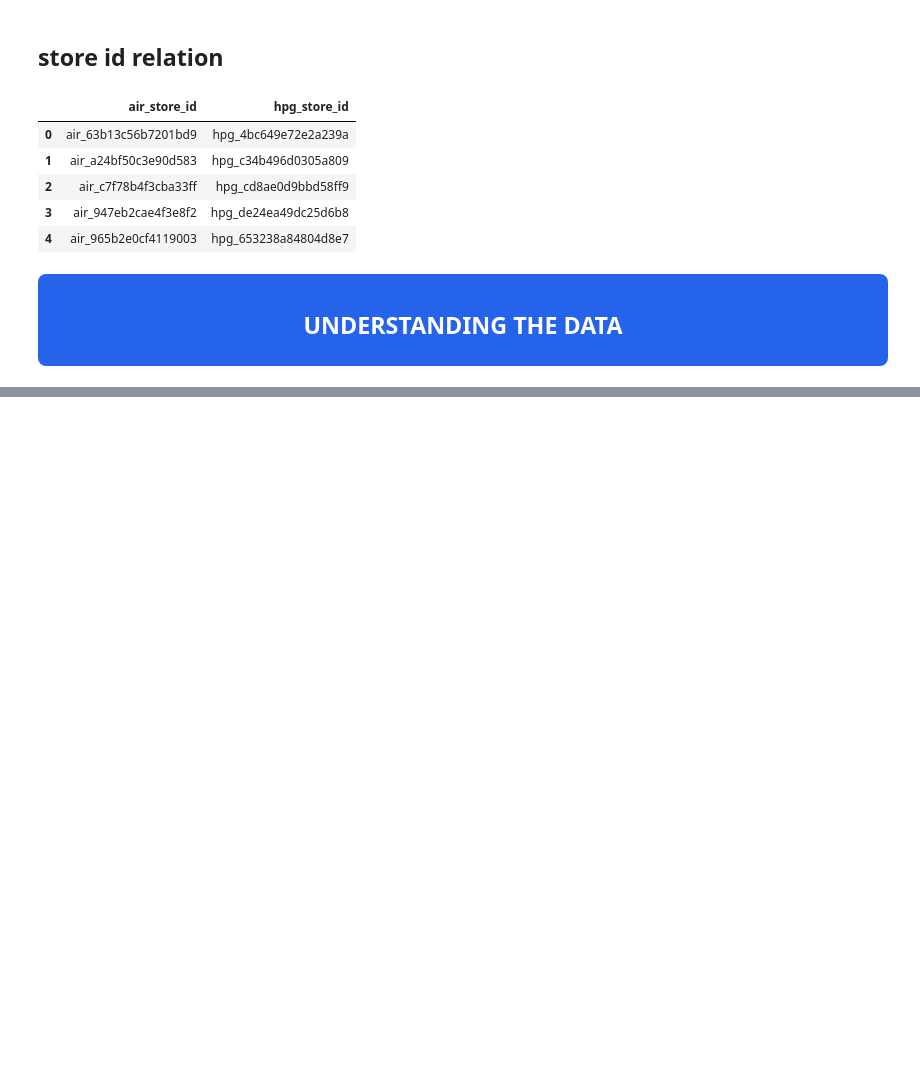
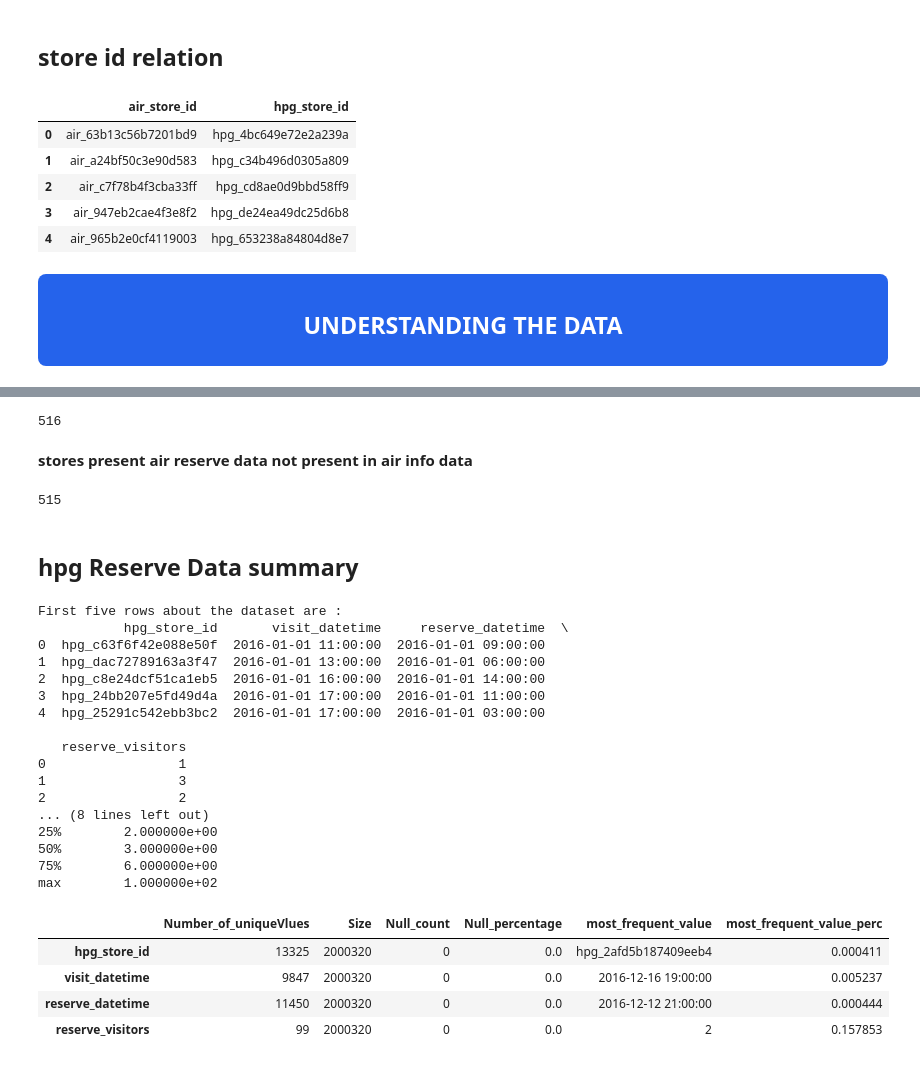
Before and after one commit to prasadPattuvamVeedu/Restaurent_visitor_forecating, a Jupyter notebook: resturent_visitor.ipynb, the cells around one changed output, grey strips where cells are left out. Cells and saved outputs as stored; diff of their text form; code cells hidden in the pictures; blank space fills up the shorter version.

```diff
--- a/resturent_visitor.ipynb
+++ b/resturent_visitor.ipynb
@@ -203,0 +514,6 @@ about_data(air_reserve_df)
+# %%
+span_res.days
+# %% [output]
+516
+# %% [markdown]
+__stores present air reserve data not present in air info data__
@@ -203,0 +522,32 @@ about_data(air_reserve_df)
+# %%
+len(stores_not_inAirReseve)
+# %% [output]
+515
+# %% [markdown]
+<h2>hpg Reserve Data summary</h2>
+# %%
+summary_hpg_reserve = pd.DataFrame(columns=["Number_of_uniqueVlues","Size","Null_count","Null_percentage","most_frequent_value","most_frequent_value_perc"])
+about_data(hpg_reserve_df,summary_hpg_reserve)
+# %% [output]
+First five rows about the dataset are :
+           hpg_store_id       visit_datetime     reserve_datetime  \
+0  hpg_c63f6f42e088e50f  2016-01-01 11:00:00  2016-01-01 09:00:00
+1  hpg_dac72789163a3f47  2016-01-01 13:00:00  2016-01-01 06:00:00
+2  hpg_c8e24dcf51ca1eb5  2016-01-01 16:00:00  2016-01-01 14:00:00
+3  hpg_24bb207e5fd49d4a  2016-01-01 17:00:00  2016-01-01 11:00:00
+4  hpg_25291c542ebb3bc2  2016-01-01 17:00:00  2016-01-01 03:00:00
+
+   reserve_visitors
+0                 1
+1                 3
+2                 2
+... (8 lines left out)
+25%        2.000000e+00
+50%        3.000000e+00
+75%        6.000000e+00
+max        1.000000e+02
+|  | Number_of_uniqueVlues | Size | Null_count | Null_percentage | most_frequent_value | most_frequent_value_perc |
+| hpg_store_id | 13325 | 2000320 | 0 | 0.0 | hpg_2afd5b187409eeb4 | 0.000411 |
+| visit_datetime | 9847 | 2000320 | 0 | 0.0 | 2016-12-16 19:00:00 | 0.005237 |
+| reserve_datetime | 11450 | 2000320 | 0 | 0.0 | 2016-12-12 21:00:00 | 0.000444 |
+| reserve_visitors | 99 | 2000320 | 0 | 0.0 | 2 | 0.157853 |
```
Also changed, not shown: parts of 37 cells of this notebook.
